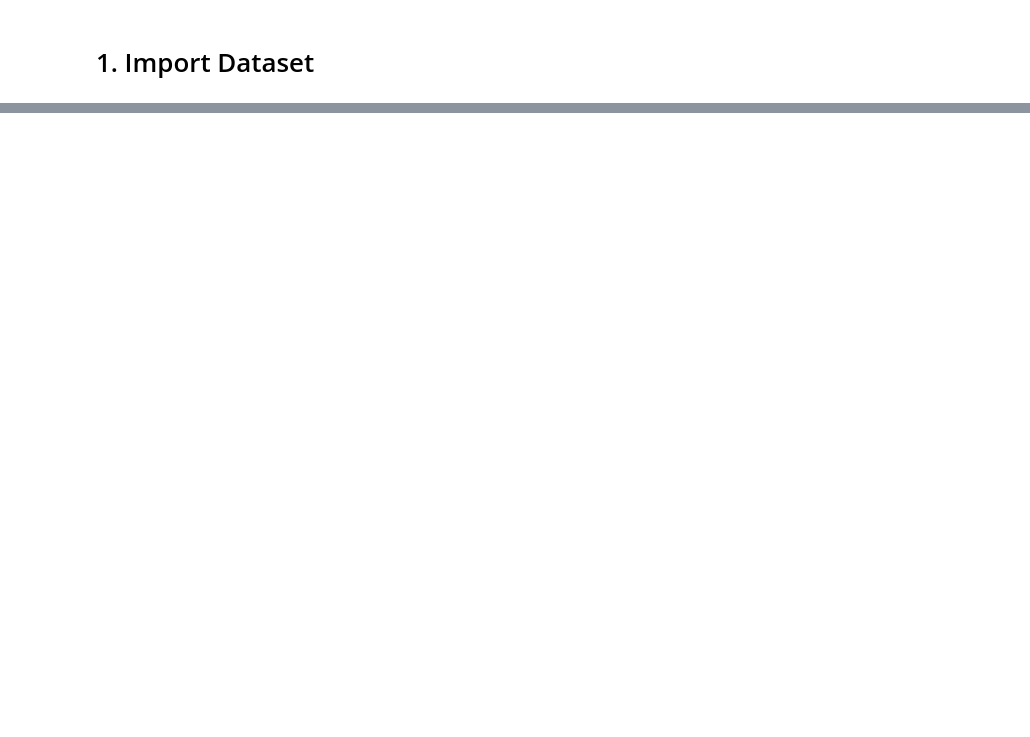
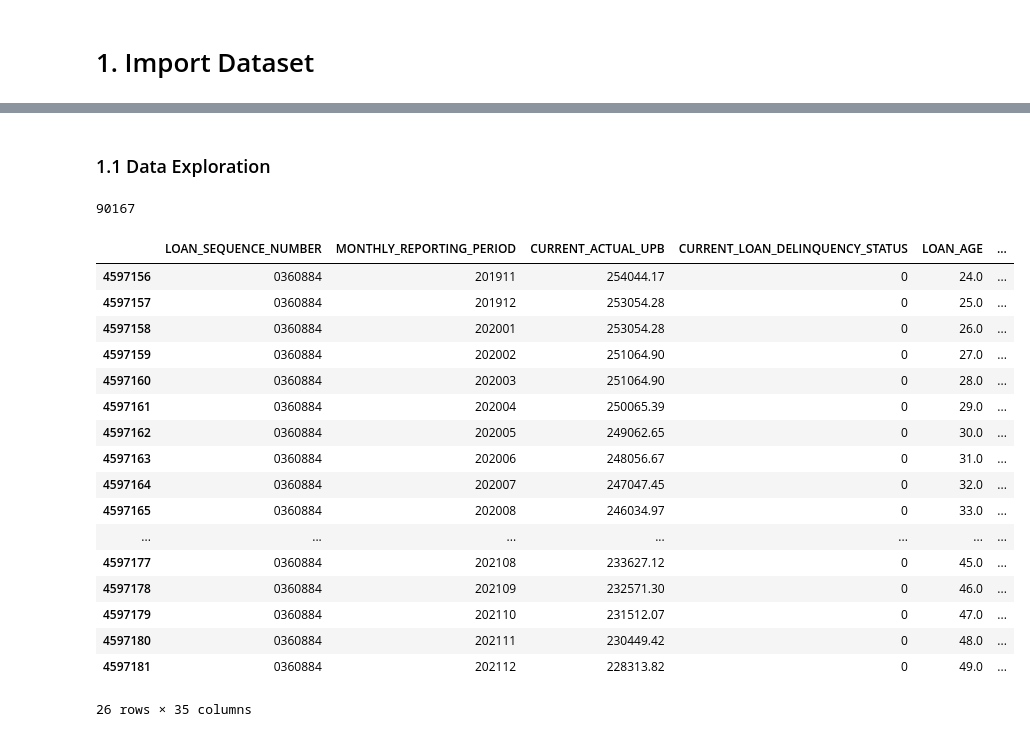
Before and after one commit to madkerpe/freddie-mac-single-family-loan-level-dataset, a Jupyter notebook: main_FREDDIEMAC.ipynb, the cells around one changed output, grey strips where cells are left out. Saved outputs shown, nothing was run; the diff lists cells and outputs as text; code cells hidden in the pictures; blank space fills up the shorter version.

```diff
--- a/main_FREDDIEMAC.ipynb
+++ b/main_FREDDIEMAC.ipynb
@@ -55,3 +62,3 @@ df_orig = pd.read_csv(outputOrigFile)
 # %%
-df_perf = pd.read_csv(outputPerfFile)
+df_perf = pd.read_csv(outputPerfFile, dtype=perf_types)
 # %%
@@ -72,3 +96,30 @@ df_orig.head(10)
+# %% [markdown]
+### 1.1 Data Exploration
+# %%
+df_perf['LOAN_SEQUENCE_NUMBER'].nunique()
+# %% [output]
+90167
+# %%
+df_perf.loc[df_perf['LOAN_SEQUENCE_NUMBER'] == "0360884"]
+# %% [output]
+|  | LOAN_SEQUENCE_NUMBER | MONTHLY_REPORTING_PERIOD | CURRENT_ACTUAL_UPB | CURRENT_LOAN_DELINQUENCY_STATUS | LOAN_AGE | ... |
+| 4597156 | 0360884 | 201911 | 254044.17 | 0 | 24.0 | ... |
+| 4597157 | 0360884 | 201912 | 253054.28 | 0 | 25.0 | ... |
+| 4597158 | 0360884 | 202001 | 253054.28 | 0 | 26.0 | ... |
+| 4597159 | 0360884 | 202002 | 251064.90 | 0 | 27.0 | ... |
+| 4597160 | 0360884 | 202003 | 251064.90 | 0 | 28.0 | ... |
+| 4597161 | 0360884 | 202004 | 250065.39 | 0 | 29.0 | ... |
+| 4597162 | 0360884 | 202005 | 249062.65 | 0 | 30.0 | ... |
+| 4597163 | 0360884 | 202006 | 248056.67 | 0 | 31.0 | ... |
+| 4597164 | 0360884 | 202007 | 247047.45 | 0 | 32.0 | ... |
+| 4597165 | 0360884 | 202008 | 246034.97 | 0 | 33.0 | ... |
+| ... | ... | ... | ... | ... | ... | ... |
+| 4597177 | 0360884 | 202108 | 233627.12 | 0 | 45.0 | ... |
+| 4597178 | 0360884 | 202109 | 232571.30 | 0 | 46.0 | ... |
+| 4597179 | 0360884 | 202110 | 231512.07 | 0 | 47.0 | ... |
+| 4597180 | 0360884 | 202111 | 230449.42 | 0 | 48.0 | ... |
+| 4597181 | 0360884 | 202112 | 228313.82 | 0 | 49.0 | ... |
+26 rows × 35 columns
 # %%
 df_perf['CURRENT_LOAN_DELINQUENCY_STATUS'].unique()
 # %% [output]
```
Also changed, not shown: parts of 21 cells of this notebook, 2 other files.
